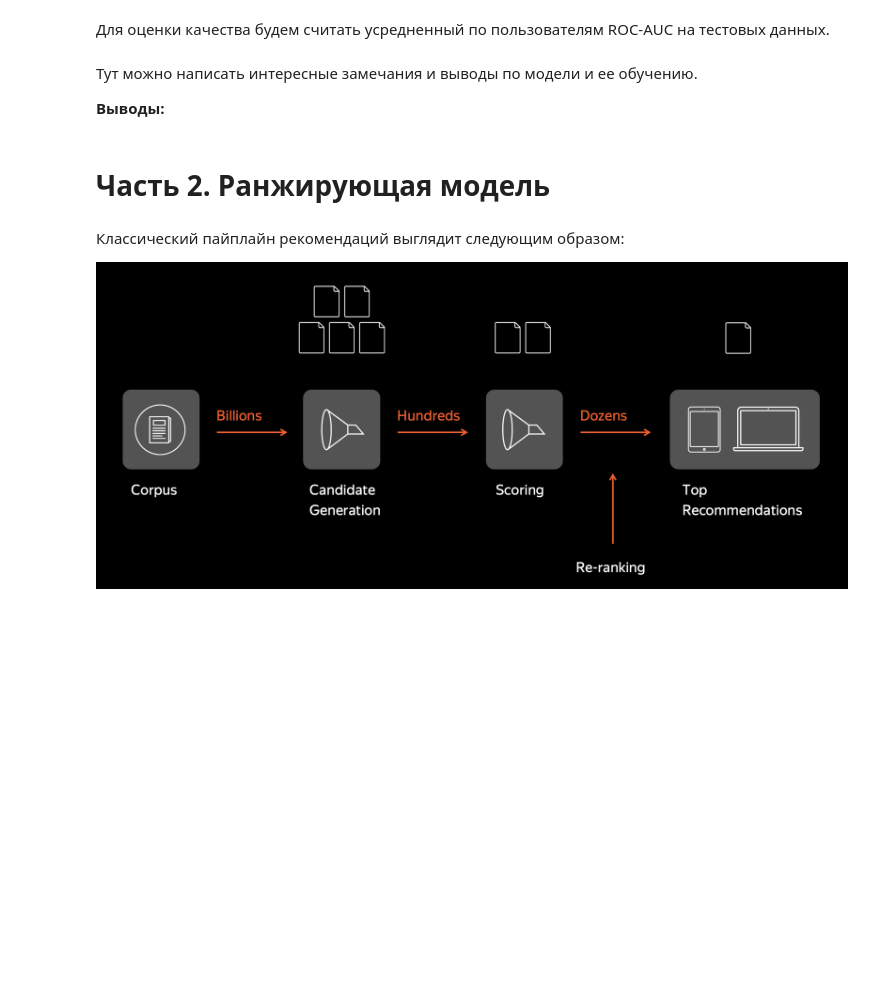
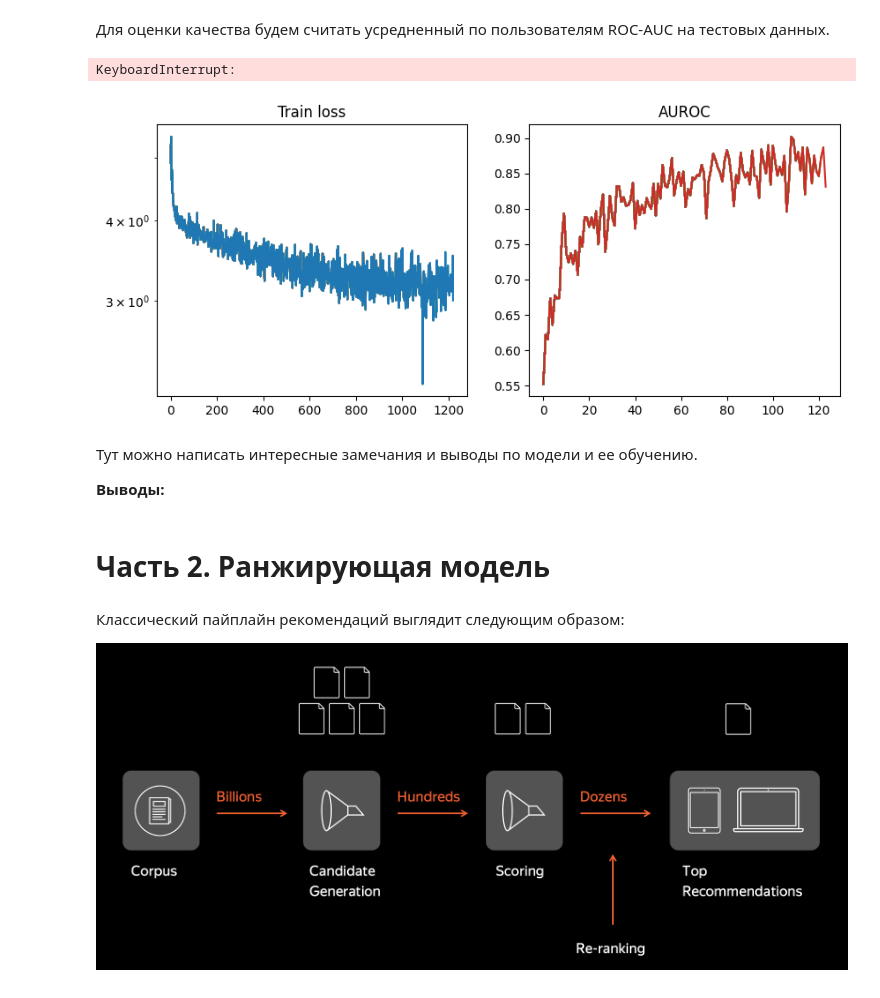
Before and after one commit to dkoshman/YSDA, a Jupyter notebook: machine_learning/lab_recommending_zen.ipynb, the cells around one changed output. Cells and saved outputs as stored; diff of their text form; code cells hidden in the pictures; blank space fills up the shorter version.

```diff
--- a/machine_learning/lab_recommending_zen.ipynb
+++ b/machine_learning/lab_recommending_zen.ipynb
@@ -751,6 +616,6 @@ class BagOfWordsDataset(torch.utils.data.Dataset):
 # %%
-train_dataset = BagOfWordsDataset(
-    tokenizer=fast_tokenizer,
+DATA.train_dataset = BagOfWordsDataset(
+    tokenizer=MODEL.fast_tokenizer,
     user_ratings=DATA.user_ratings,
     item_meta=DATA.item_meta,
     split="train",
@@ -961,0 +640,9 @@ EMBEDDING_SIZE = 10
+# %%
+def user_item_embeddings_to_logits(user_embeddings, item_embeddings):
+    logits = F.log_softmax(user_embeddings @ item_embeddings.T, dim=1)
+    return logits
+
+
+def fps_loss(ratings, square_logits):
+    loss = -((ratings > 0) * square_logits.diag()).mean()
+    return loss
@@ -980,5 +690,8 @@ class BagOfWordsDSSM(nn.Module):
-# %%
-model = BagOfWordsDSSM().to(device)
-optimizer = torch.optim.Adam(model.parameters(), lr=0.001)
+# %%
+CONFIG.dssm_hidden_dims = [8] if CONFIG.debug else [128, 16]
+
+MODEL.dssm = BagOfWordsDSSM(
+    vocab_size=DATA.train_dataset.vocab_size, hidden_dims=CONFIG.dssm_hidden_dims
+).to(CONFIG.device)
 # %% [markdown]
 Для оценки качества будем считать усредненный по пользователям ROC-AUC на тестовых данных.
@@ -1054 +743,13 @@ auc = ...
+# %%
+CONFIG.batch_size = 64
+
+train(
+    model=MODEL.dssm,
+    train_dataloader=torch.utils.data.DataLoader(
+        DATA.train_dataset, batch_size=CONFIG.batch_size, shuffle=True
+    ),
+)
+# %% [output]
+KeyboardInterrupt:
+[figure, added]
 # %%
```
Also changed, not shown: parts of 86 cells of this notebook, 6 other files.
